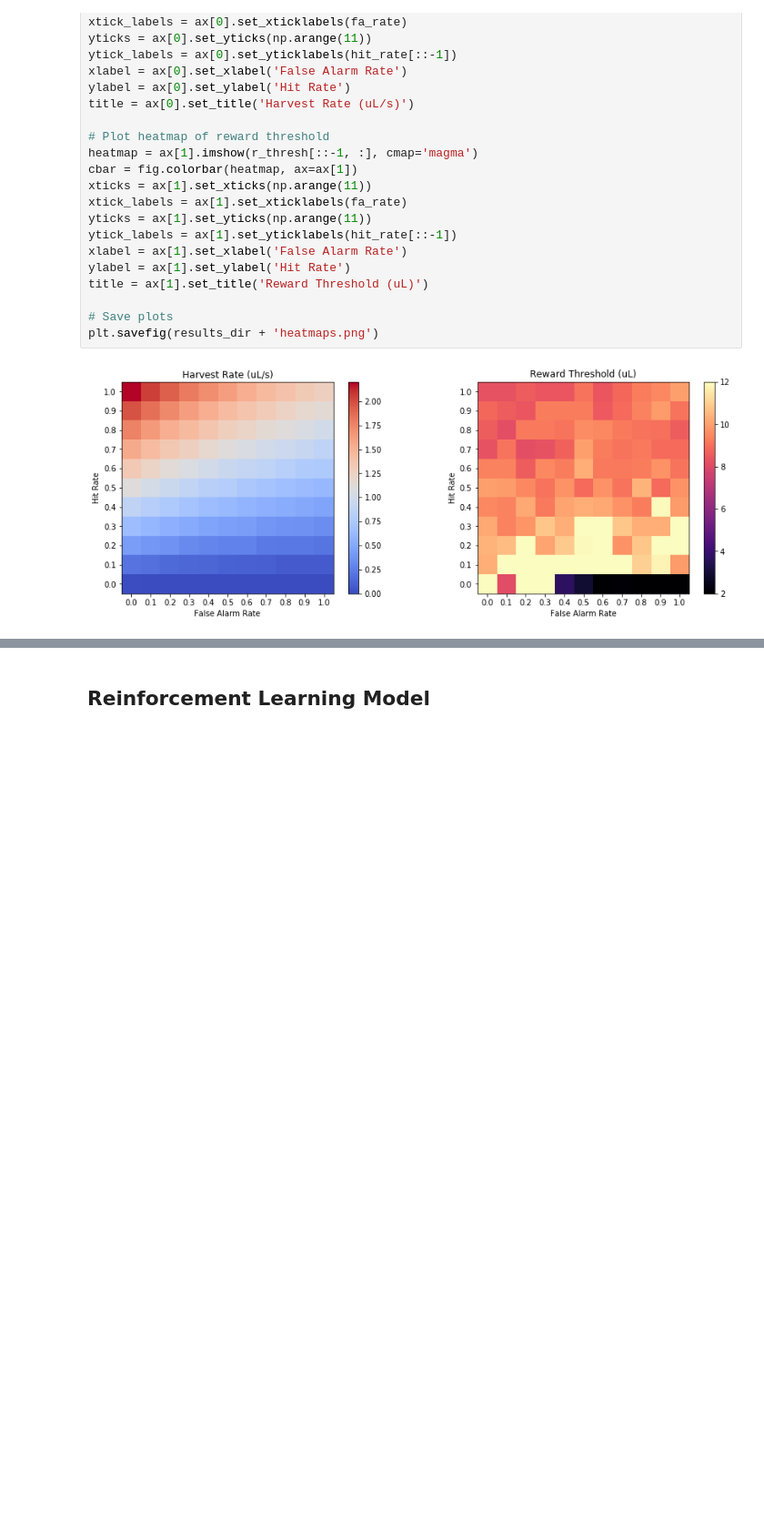
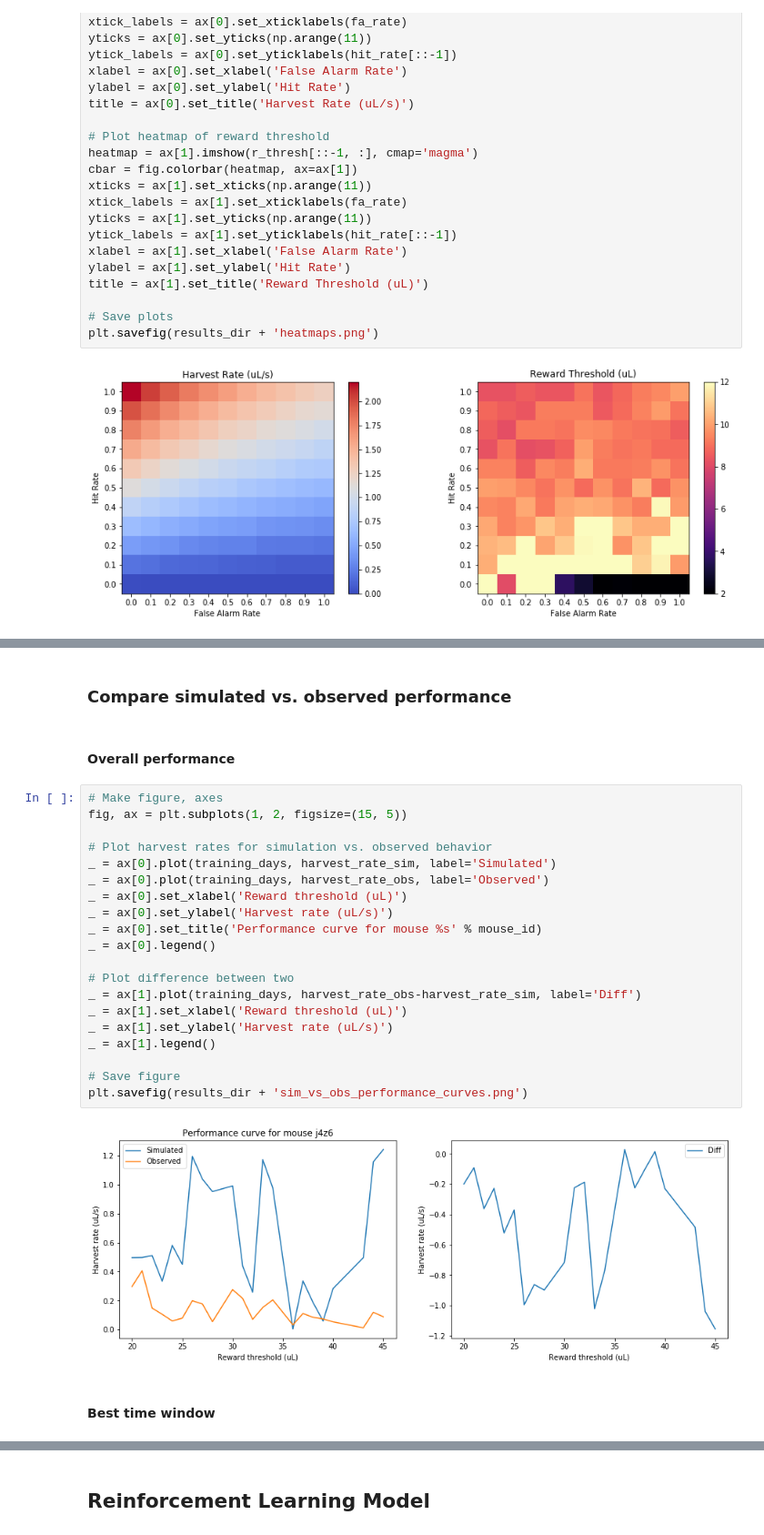
Before and after one commit to jbwebb8/foraging-analysis, a Jupyter notebook: patch_foraging_simulation.ipynb, the cells around one changed output, grey strips where cells are left out. Shown at 91% size. Drawn from its saved outputs; the diff is of its cells as text; blank space fills up the shorter version.

```diff
--- a/patch_foraging_simulation.ipynb
+++ b/patch_foraging_simulation.ipynb
@@ -650,0 +1043,28 @@ Z:\James\data\ChamberC\9-6-18\j5z3_d21_2018_09_06_09_18_02.mat
+# %% [markdown]
+### Compare simulated vs. observed performance
+# %% [markdown]
+#### Overall performance
+# %%
+# Make figure, axes
+fig, ax = plt.subplots(1, 2, figsize=(15, 5))
+
+# Plot harvest rates for simulation vs. observed behavior
+_ = ax[0].plot(training_days, harvest_rate_sim, label='Simulated')
+_ = ax[0].plot(training_days, harvest_rate_obs, label='Observed')
+_ = ax[0].set_xlabel('Reward threshold (uL)')
+_ = ax[0].set_ylabel('Harvest rate (uL/s)')
+_ = ax[0].set_title('Performance curve for mouse %s' % mouse_id)
+_ = ax[0].legend()
+
+# Plot difference between two
+_ = ax[1].plot(training_days, harvest_rate_obs-harvest_rate_sim, label='Diff')
+_ = ax[1].set_xlabel('Reward threshold (uL)')
+_ = ax[1].set_ylabel('Harvest rate (uL/s)')
+_ = ax[1].legend()
+
+# Save figure
+plt.savefig(results_dir + 'sim_vs_obs_performance_curves.png')
+# %% [output]
+[figure, added]
+# %% [markdown]
+#### Best time window
```
Also changed, not shown: parts of 43 cells of this notebook.
